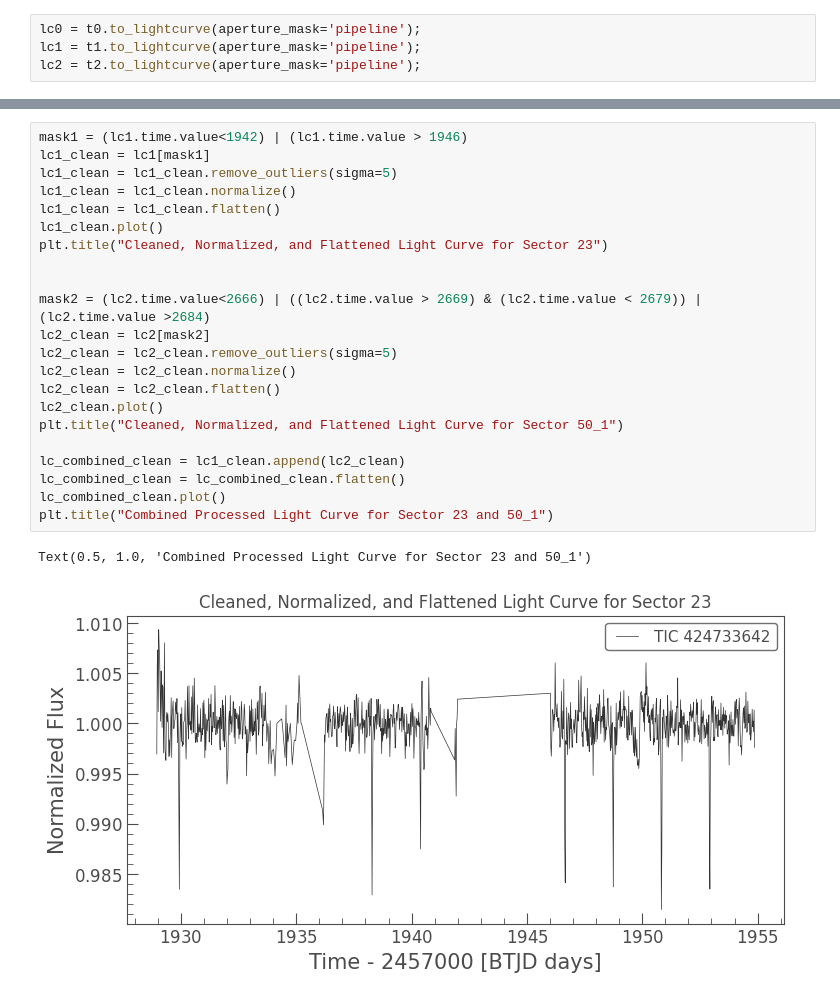
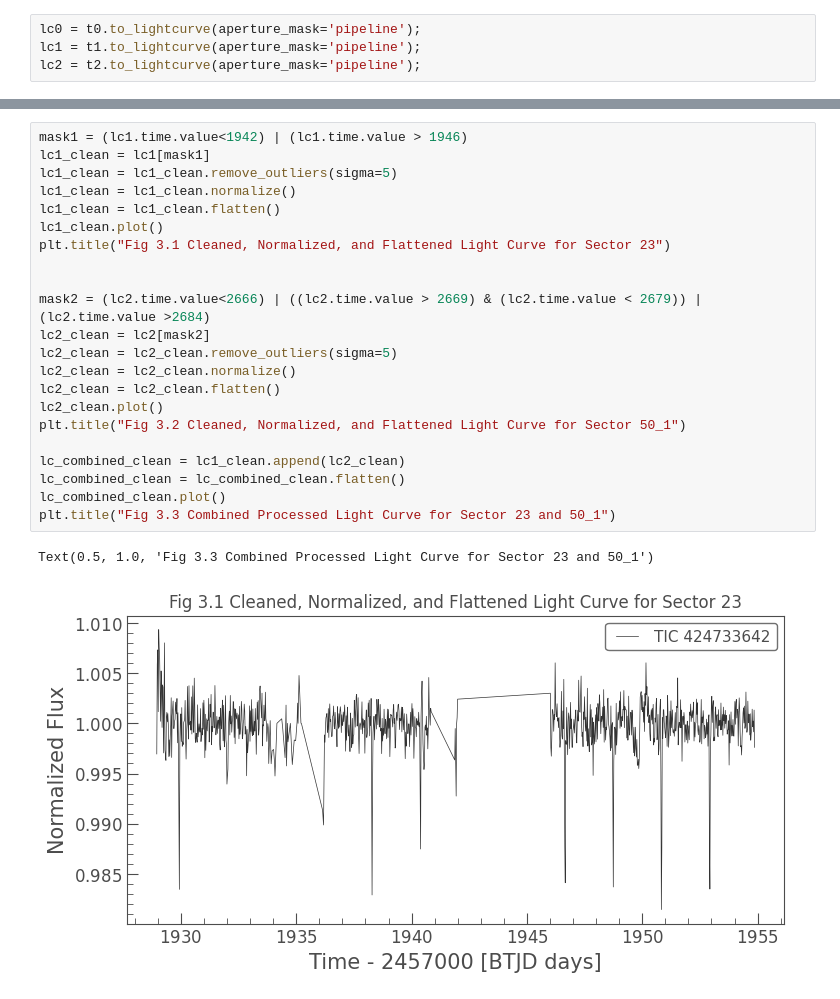
Before and after one commit to sophia268238/astronomy_ml, a Jupyter notebook: notebooks/TOI_1858.ipynb, the cells around one changed output, grey strips where cells are left out. Saved outputs shown, nothing was run; the diff lists cells and outputs as text.

```diff
--- a/notebooks/TOI_1858.ipynb
+++ b/notebooks/TOI_1858.ipynb
@@ -60,25 +63,25 @@ Text(0.5, 1.0, 'Raw Light Curve of Sector 50_1')
 # %%
 mask1 = (lc1.time.value<1942) | (lc1.time.value > 1946)
 lc1_clean = lc1[mask1]
 lc1_clean = lc1_clean.remove_outliers(sigma=5)
 lc1_clean = lc1_clean.normalize()
 lc1_clean = lc1_clean.flatten()
 lc1_clean.plot()
-plt.title("Cleaned, Normalized, and Flattened Light Curve for Sector 23")
+plt.title("Fig 3.1 Cleaned, Normalized, and Flattened Light Curve for Sector 23")
 
 
 mask2 = (lc2.time.value<2666) | ((lc2.time.value > 2669) & (lc2.time.value < 2679)) | (lc2.time.value >2684)
 lc2_clean = lc2[mask2]
 lc2_clean = lc2_clean.remove_outliers(sigma=5)
 lc2_clean = lc2_clean.normalize()
 lc2_clean = lc2_clean.flatten()
 lc2_clean.plot()
-plt.title("Cleaned, Normalized, and Flattened Light Curve for Sector 50_1")
+plt.title("Fig 3.2 Cleaned, Normalized, and Flattened Light Curve for Sector 50_1")
 
 lc_combined_clean = lc1_clean.append(lc2_clean)
 lc_combined_clean = lc_combined_clean.flatten()
 lc_combined_clean.plot()
-plt.title("Combined Processed Light Curve for Sector 23 and 50_1")
+plt.title("Fig 3.3 Combined Processed Light Curve for Sector 23 and 50_1")
 # %% [output]
-Text(0.5, 1.0, 'Combined Processed Light Curve for Sector 23 and 50_1')
+Text(0.5, 1.0, 'Fig 3.3 Combined Processed Light Curve for Sector 23 and 50_1')
-[figure, old version]
+[figure, new version]
```
Also changed, not shown: parts of 7 cells of this notebook.
